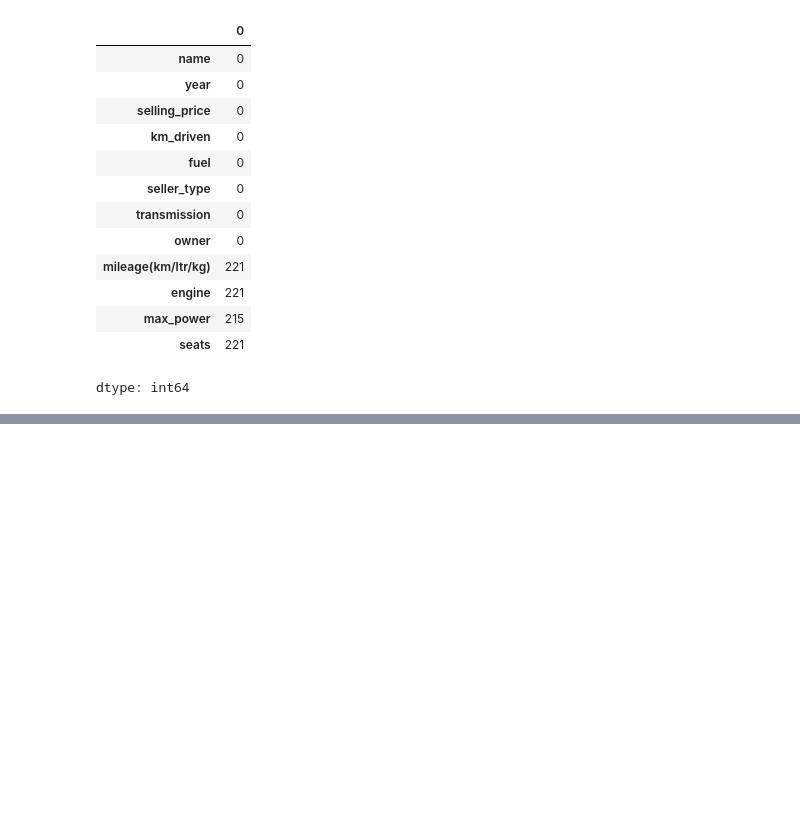
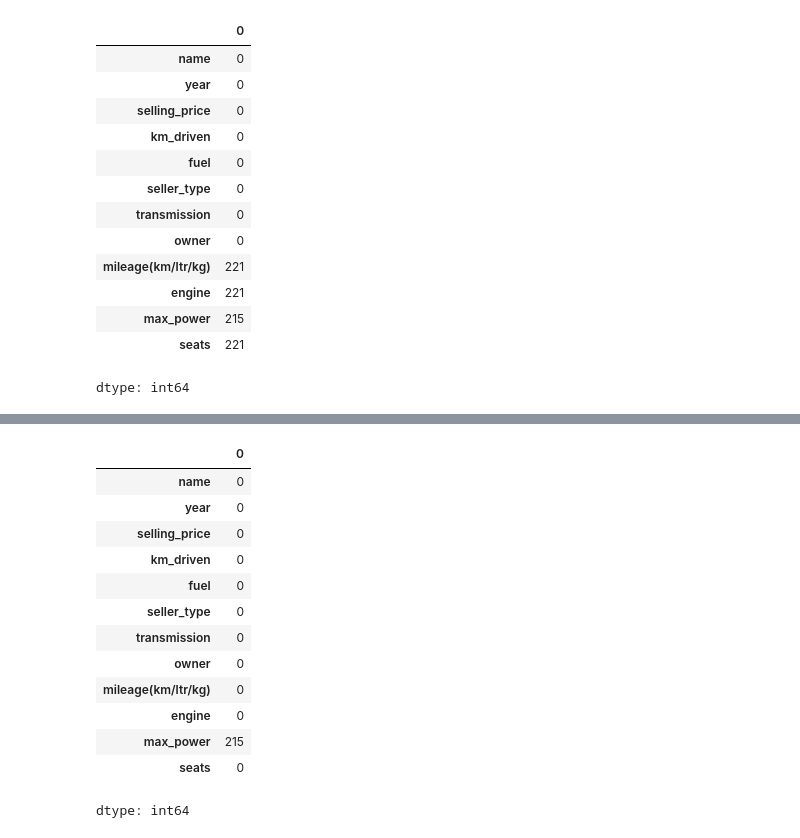
Before and after one commit to shakeraema/Dataset_Manipulation, a Jupyter notebook: Task_PDS.ipynb, the cells around one changed output, grey strips where cells are left out. Drawn from its saved outputs; the diff is of its cells as text; code cells hidden in the pictures; blank space fills up the shorter version.

```diff
--- a/Task_PDS.ipynb
+++ b/Task_PDS.ipynb
@@ -91,0 +107,3 @@ import seaborn as sns
+# %%
+for column in df.select_dtypes(include=np.number).columns:
+    df[column].fillna(df[column].mean(), inplace=True)
@@ -91,0 +120,17 @@ import seaborn as sns
+# %%
+df.isnull().sum()
+# %% [output]
+|  | 0 |
+| name | 0 |
+| year | 0 |
+| selling_price | 0 |
+| km_driven | 0 |
+| fuel | 0 |
+| seller_type | 0 |
+| transmission | 0 |
+| owner | 0 |
+| mileage(km/ltr/kg) | 0 |
+| engine | 0 |
+| max_power | 215 |
+| seats | 0 |
+dtype: int64
```
Also changed, not shown: parts of 10 cells of this notebook.
